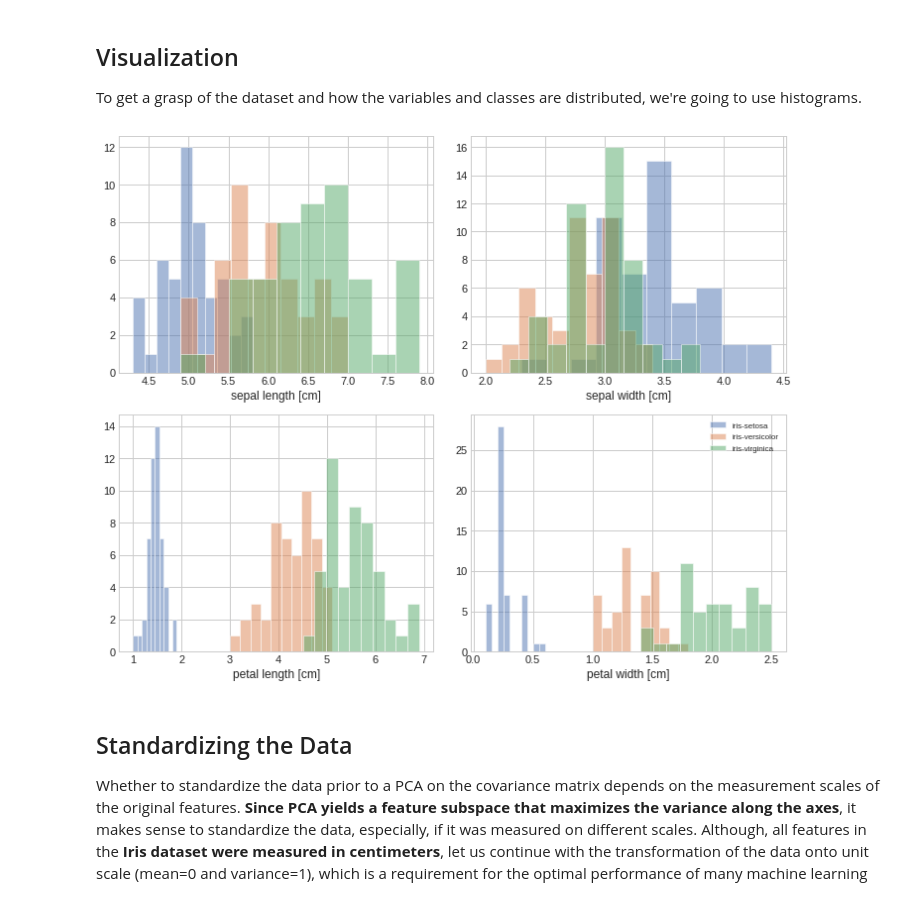
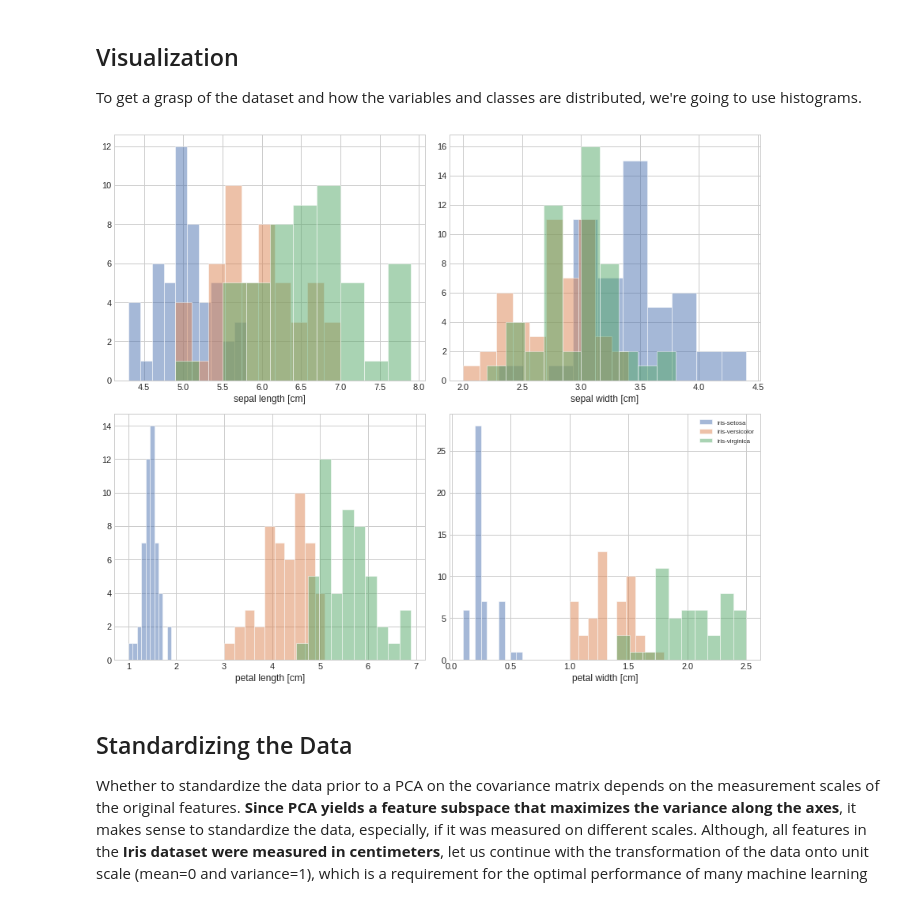
Before and after one commit to leoMurtha/Intro-to-Data-Science-SCC0275, a Jupyter notebook: PCA.ipynb, the cells around one changed output. Saved outputs shown, nothing was run; the diff lists cells and outputs as text; code cells hidden in the pictures.

```diff
--- a/PCA.ipynb
+++ b/PCA.ipynb
@@ -63,35 +63,35 @@ import numpy as np
 import seaborn as sns
 import matplotlib.pyplot as plt
 import matplotlib.style as style
 %matplotlib inline
 
 sns.set()
-plt.figure(figsize=(10, 8))
+plt.figure(figsize=(12, 10))
 style.use('seaborn-whitegrid')
 
 labels = np.unique(y)
 features = ['sepal length [cm]', 'sepal width [cm]', 'petal length [cm]', 'petal width [cm]']
 
 # Creating the four histograms one for each feature
 for count, feature in zip(range(len(features)),features):
     plt.subplot(2,2, count+1) # Changing where the subplot will be
     for label in labels:
         # Getting only the indexes for that label
         idx = (y==label)
         # Count will index the column feature
         plt.hist(X[idx, count],
                 label=label,
                 bins=10,
                 alpha=0.5)
 
     plt.xlabel(feature)
 
 plt.legend(loc='upper right', fancybox=True, fontsize=8)
 
 plt.tight_layout()
 plt.show()
 # %% [output]
-[figure, old version]
+[figure, new version]
 # %% [markdown]
 ## Standardizing the Data
 Whether to standardize the data prior to a PCA on the covariance matrix depends on the measurement scales of the original features. **Since PCA yields a feature subspace that maximizes the variance along the axes**, it makes sense to standardize the data, especially, if it was measured on different scales. Although, all features in the **Iris dataset were measured in centimeters**, let us continue with the transformation of the data onto unit scale (mean=0 and variance=1), which is a requirement for the optimal performance of many machine learning algorithms.
```
Also changed, not shown: 2 other files.
